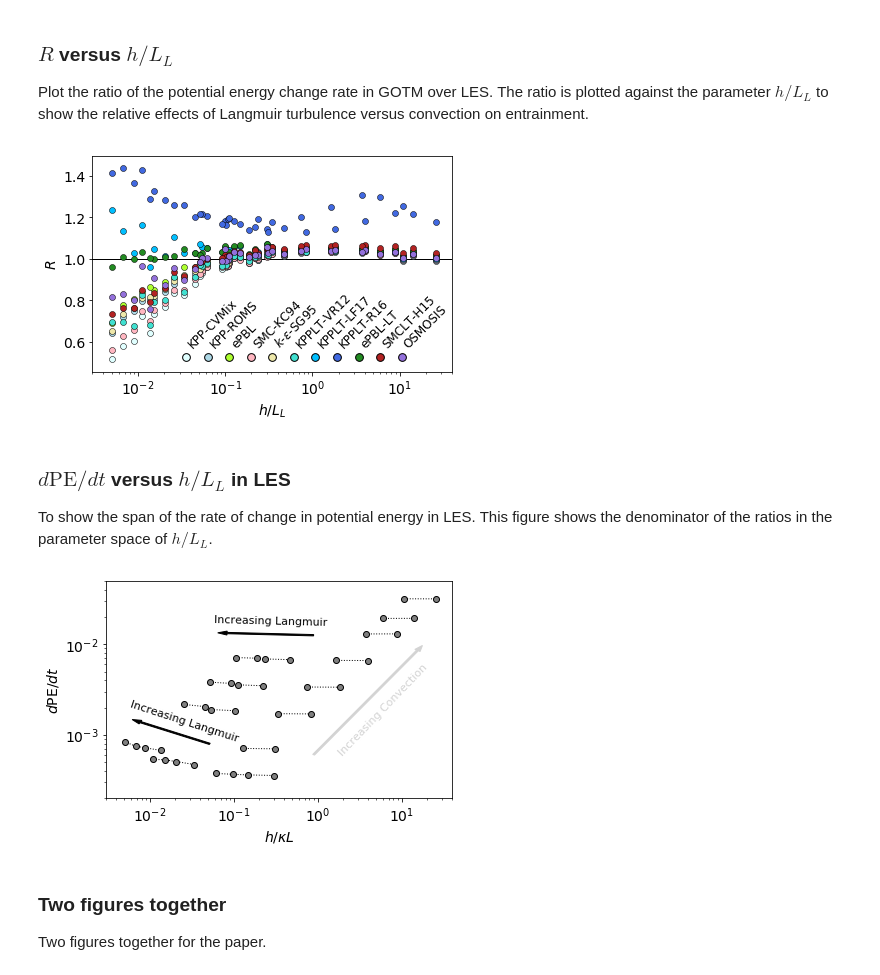
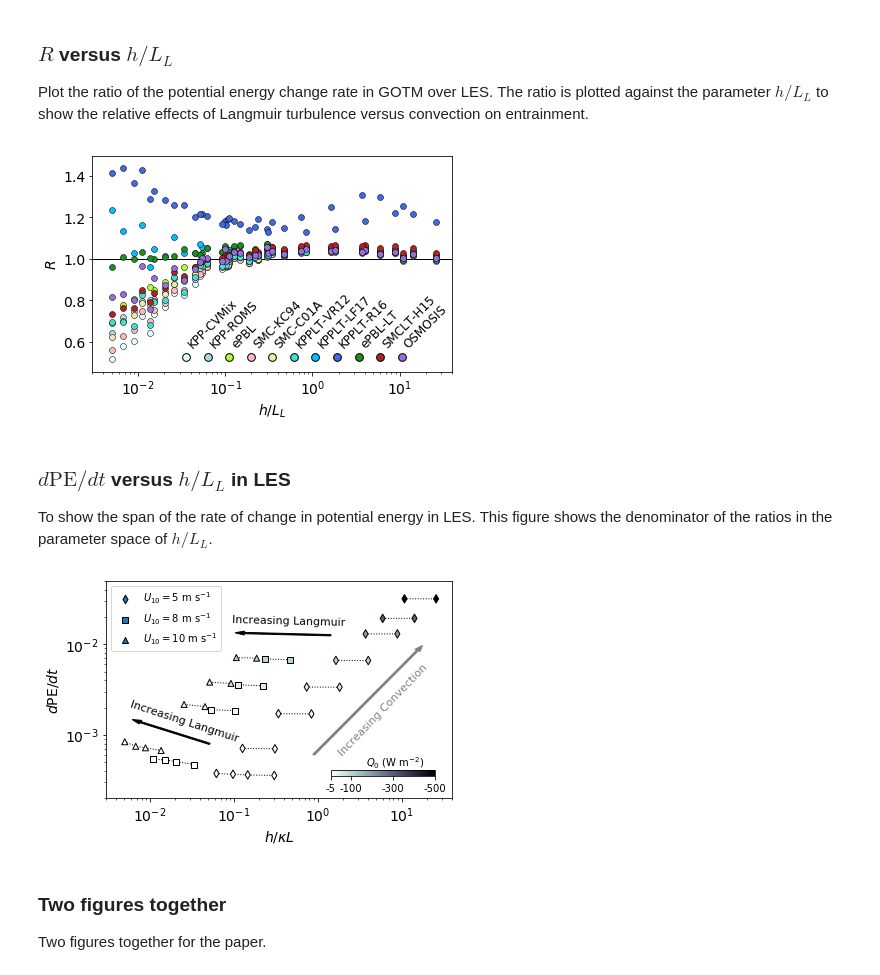
Before and after one commit to qingli411/gotmwork, a Jupyter notebook: visualization/examples/Langmuir-enhanced_entrainment.ipynb, the cells around one changed output. Drawn from its saved outputs; the diff is of its cells as text; code cells hidden in the pictures.

```diff
--- a/visualization/examples/Langmuir-enhanced_entrainment.ipynb
+++ b/visualization/examples/Langmuir-enhanced_entrainment.ipynb
@@ -105,7 +106,8 @@ turbmethod_list = ['KPP-CVMix',
                    'KPP-ROMS',
                    'EPBL-RH18',
                    'SMC',
-                   'K-EPSILON-SG',
+#                    'K-EPSILON-SG',
+                   'SMC-C01A',
                    'KPPLT-EFACTOR',
                    'KPPLT-ENTR',
                    'KPPLT-RWHGK',
@@ -116,7 +118,8 @@ legend_list = ['KPP-CVMix',
                'KPP-ROMS',
                'ePBL',
                'SMC-KC94',
-               '$k$-$\epsilon$-SG95',
+#                '$k$-$\epsilon$-SG95',
+               'SMC-C01A',
                'KPPLT-VR12',
                'KPPLT-LF17',
                'KPPLT-R16',
@@ -371,21 +374,44 @@ def add_arrow(ax, x, y, dx, dy, axes_ratio, color='black', text=None):
         ax.text(xx, yy, text, color=color, transform=ax.transAxes, fontsize=11,
                 rotation=angle, va='center', ha='center')
 
-def plot_hLL_dpedt(hLL, dpedt, axis=None, xlabel_on=True):
+def plot_hLL_dpedt(hLL, dpedt, casename_list, axis=None, xlabel_on=True):
     if axis is None:
         ax = plt.gca()
     else:
         ax = axis
+    idx_WD05 = [('WD05' in casename) for casename in casename_list]
+    idx_WD08 = [('WD08' in casename) for casename in casename_list]
+    idx_WD10 = [('WD10' in casename) for casename in casename_list]
+    b0_str = [casename[2:4] for casename in casename_list]
+    b0 = np.array([float(tmp[0])*100 if 'h' in tmp else float(tmp) for tmp in b0_str])
+    b0_min = b0.min()
+    b0_max = b0.max()
     ax.plot(hLL, s_les[:,0], color='k', linewidth=1, linestyle=':', zorder=1)
-    ax.scatter(hLL, s_les[:,0], color='gray', edgecolors='k', linewidth=1, zorder=2)
+    im = ax.scatter(hLL[idx_WD05], s_les[idx_WD05,0], c=b0[idx_WD05], marker='d', edgecolors='k',
+               linewidth=1, zorder=2, label='$U_{10}=5$ m s$^{-1}$', cmap='bone_r', vmin=b0_min, vmax=b0_max)
+    ax.scatter(hLL[idx_WD08], s_les[idx_WD08,0], c=b0[idx_WD08], marker='s', edgecolors='k',
+               linewidth=1, zorder=2, label='$U_{10}=8$ m s$^{-1}$', cmap='bone_r', vmin=b0_min, vmax=b0_max)
+    ax.scatter(hLL[idx_WD10], s_les[idx_WD10,0], c=b0[idx_WD10], marker='^', edgecolors='k',
+               linewidth=1, zorder=2, label='$U_{10}=10$ m s$^{-1}$', cmap='bone_r', vmin=b0_min, vmax=b0_max)
+    ax.legend(loc='upper left')
+    # add colorbar
+    ax_inset = inset_axes(ax, width="30%", height="3%", loc='lower right',
+                          bbox_to_anchor=(-0.05, 0.1, 1, 1),
+                          bbox_transform=ax.transAxes,
+                          borderpad=0,)
+    cb = plt.colorbar(im, cax=ax_inset, orientation='horizontal', shrink=0.35,
+                     ticks=[5, 100, 300, 500])
+    cb.ax.set_xticklabels(['-5','-100','-300','-500'])
+    ax.text(0.75, 0.2, '$Q_0$ (W m$^{-2}$)', color='black', transform=ax.transAxes,
+             fontsize=10, va='top', ha='left')
     # get axes ratio
     ll, ur = ax.get_position() * plt.gcf().get_size_inches()
     width, height = ur - ll
     axes_ratio = height / width
     # add arrow and label
-    add_arrow(ax, 0.6, 0.2, 0.3, 0.48, axes_ratio, color='lightgray', text='Increasing Convection')
+    add_arrow(ax, 0.6, 0.2, 0.3, 0.48, axes_ratio, color='gray', text='Increasing Convection')
     add_arrow(ax, 0.3, 0.25, -0.2, 0.1, axes_ratio, color='black', text='Increasing Langmuir')
-    add_arrow(ax, 0.6, 0.75, -0.25, 0.01, axes_ratio, color='black', text='Increasing Langmuir')
+    add_arrow(ax, 0.65, 0.75, -0.25, 0.01, axes_ratio, color='black', text='Increasing Langmuir')
     ax.set_xscale('log')
     ax.set_yscale('log')
     if xlabel_on:
@@ -447,7 +473,7 @@ plt.tight_layout()
 figname = fig_root+'/fig_dPEdt_ratio_LF17.'+figformat
 plt.savefig(figname, dpi = 300)
 # %% [output]
-[figure, old version]
+[figure, new version]
 # %% [markdown]
 ### $d\mathrm{PE}/d t$ versus  $h/L_L$ in LES
 
@@ -455,17 +481,17 @@ To show the span of the rate of change in potential energy in LES. This figure s
 # %%
 f3 = plt.figure()
 f3.set_size_inches(6, 4)
 
-plot_hLL_dpedt(hLL, s_les[:,0])
+plot_hLL_dpedt(hLL, s_les[:,0], casename_list)
 
 # reduce margin
 plt.tight_layout()
 
 # save figure
 figname = fig_root+'/fig_dPEdt_hLL_LF17.'+figformat
 plt.savefig(figname, dpi = 300)
 # %% [output]
-[figure, old version]
+[figure, new version]
 # %% [markdown]
 ### Two figures together
 
```
Also changed, not shown: parts of 4 cells of this notebook, 10 other files.
